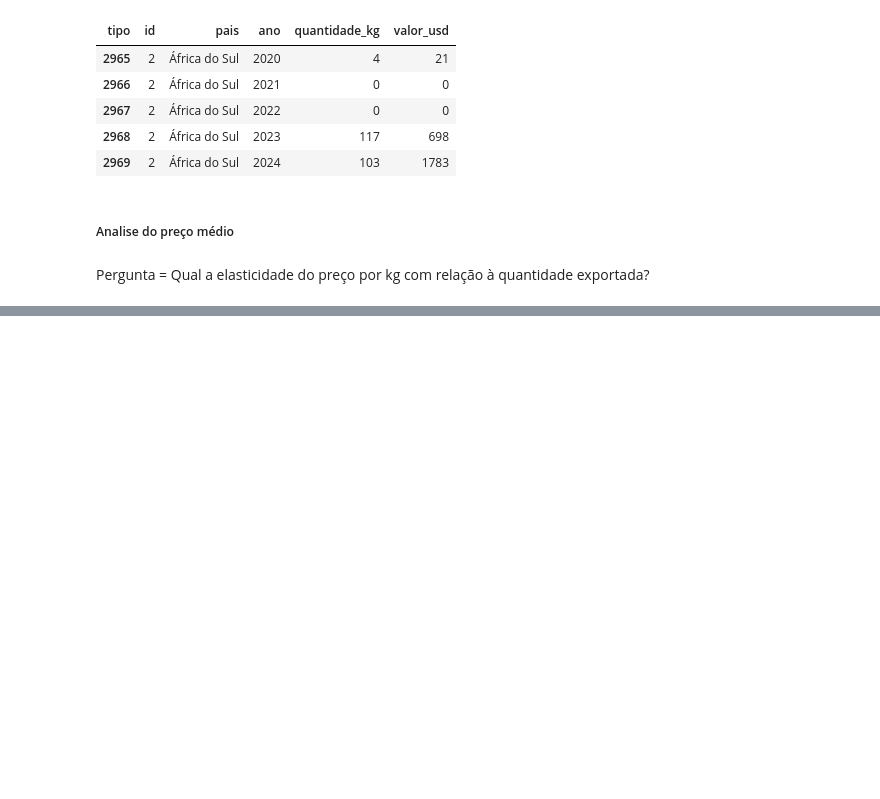
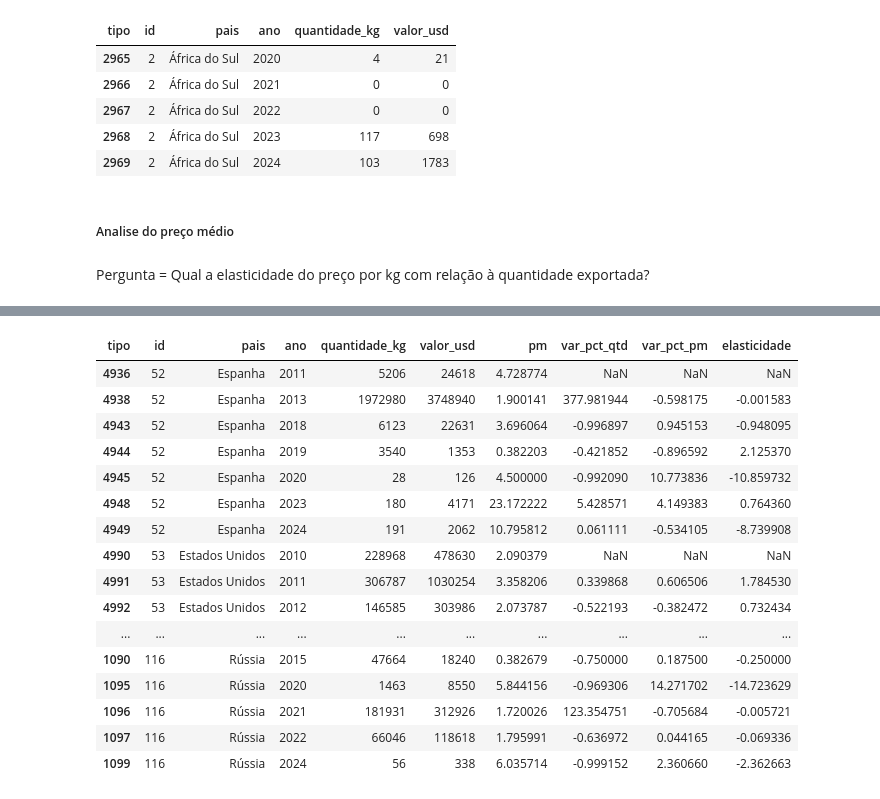
Before and after one commit to RicardViana/fiap-Data-Analysis-and-Exploration, a Jupyter notebook: tech_challenge_fase1.ipynb, the cells around one changed output, grey strips where cells are left out. Cells and saved outputs as stored; diff of their text form; code cells hidden in the pictures; blank space fills up the shorter version.

Commit message:
Calculo do PM e Elasticidade

```diff
--- a/tech_challenge_fase1.ipynb
+++ b/tech_challenge_fase1.ipynb
@@ -136,0 +145,10 @@ Pergunta = Qual a elasticidade do preço por kg com relação à quantidade expo
+# %%
+# Agrupar os dados
+df_vinhos_ultimo_rank = df_vinhos_ultimo.copy()
+df_vinhos_ultimo_rank = df_vinhos_ultimo_rank.groupby('pais')[['quantidade_kg','valor_usd']].sum().reset_index()
+
+# Fazer o ranking
+rank = 5
+df_vinhos_ultimo_rank['ranking'] = df_vinhos_ultimo_rank['quantidade_kg'].rank(ascending=False, method='max')
+df_vinhos_ultimo_rank = df_vinhos_ultimo_rank.query('ranking <= @rank').sort_values(by='ranking')
+df_vinhos_ultimo_rank
@@ -136,0 +162,39 @@ Pergunta = Qual a elasticidade do preço por kg com relação à quantidade expo
+# %%
+# Calcular o preço médio
+
+df_vinhos_pm =  df_vinhos_ultimo.query('quantidade_kg > 0').copy()
+
+# Fazer o filtro
+df_vinhos_pm = df_vinhos_pm[df_vinhos_pm['pais'].isin(df_vinhos_ultimo_rank['pais'])]
+
+# Calcular o preço médio
+df_vinhos_pm['pm'] = (df_vinhos_pm['valor_usd'] / df_vinhos_pm['quantidade_kg']).fillna(0)
+
+# Ordernar os dados
+df_vinhos_pm = df_vinhos_pm.sort_values(by=['pais','ano'])
+
+# Calcular a elasticidade-preço da oferta (EPO)
+df_vinhos_pm['var_pct_qtd'] = df_vinhos_pm.groupby('pais')['quantidade_kg'].pct_change()
+df_vinhos_pm['var_pct_pm'] = df_vinhos_pm.groupby('pais')['pm'].pct_change()
+
+df_vinhos_pm["elasticidade"] = (df_vinhos_pm["var_pct_pm"] / df_vinhos_pm["var_pct_qtd"])
+
+df_vinhos_pm
+# %% [output]
+| tipo | id | pais | ano | quantidade_kg | valor_usd | pm | var_pct_qtd | var_pct_pm | elasticidade |
+| 4936 | 52 | Espanha | 2011 | 5206 | 24618 | 4.728774 | NaN | NaN | NaN |
+| 4938 | 52 | Espanha | 2013 | 1972980 | 3748940 | 1.900141 | 377.981944 | -0.598175 | -0.001583 |
+| 4943 | 52 | Espanha | 2018 | 6123 | 22631 | 3.696064 | -0.996897 | 0.945153 | -0.948095 |
+| 4944 | 52 | Espanha | 2019 | 3540 | 1353 | 0.382203 | -0.421852 | -0.896592 | 2.125370 |
+| 4945 | 52 | Espanha | 2020 | 28 | 126 | 4.500000 | -0.992090 | 10.773836 | -10.859732 |
+| 4948 | 52 | Espanha | 2023 | 180 | 4171 | 23.172222 | 5.428571 | 4.149383 | 0.764360 |
+| 4949 | 52 | Espanha | 2024 | 191 | 2062 | 10.795812 | 0.061111 | -0.534105 | -8.739908 |
+| 4990 | 53 | Estados Unidos | 2010 | 228968 | 478630 | 2.090379 | NaN | NaN | NaN |
+| 4991 | 53 | Estados Unidos | 2011 | 306787 | 1030254 | 3.358206 | 0.339868 | 0.606506 | 1.784530 |
+| 4992 | 53 | Estados Unidos | 2012 | 146585 | 303986 | 2.073787 | -0.522193 | -0.382472 | 0.732434 |
+| ... | ... | ... | ... | ... | ... | ... | ... | ... | ... |
+| 1090 | 116 | Rússia | 2015 | 47664 | 18240 | 0.382679 | -0.750000 | 0.187500 | -0.250000 |
+| 1095 | 116 | Rússia | 2020 | 1463 | 8550 | 5.844156 | -0.969306 | 14.271702 | -14.723629 |
+| 1096 | 116 | Rússia | 2021 | 181931 | 312926 | 1.720026 | 123.354751 | -0.705684 | -0.005721 |
+| 1097 | 116 | Rússia | 2022 | 66046 | 118618 | 1.795991 | -0.636972 | 0.044165 | -0.069336 |
+| 1099 | 116 | Rússia | 2024 | 56 | 338 | 6.035714 | -0.999152 | 2.360660 | -2.362663 |
```
Also changed, not shown: parts of 3 cells of this notebook.
